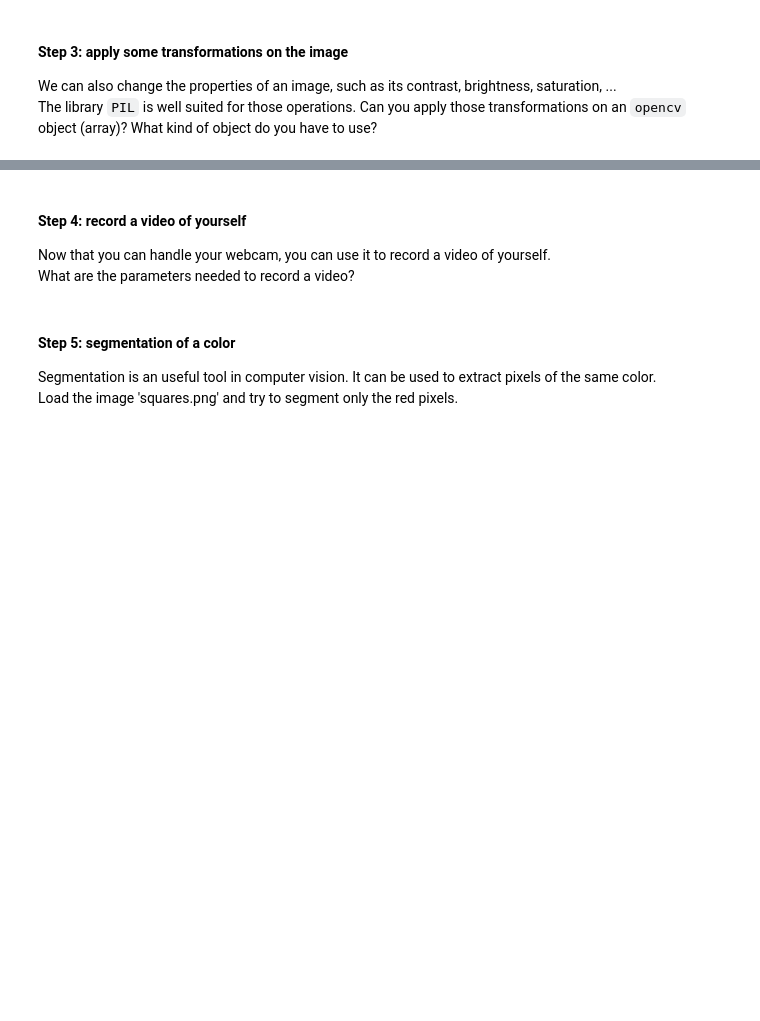
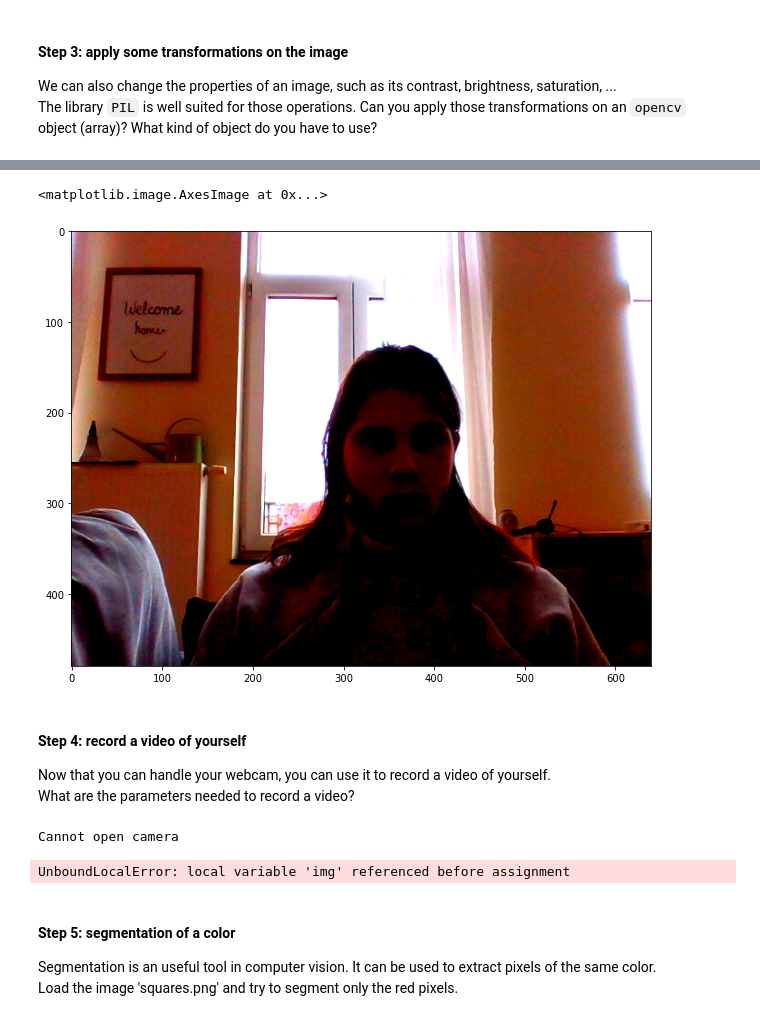
Before and after one commit to tcrasset/elen0016-computer-vision-tutorial, a Jupyter notebook: notebooks/tutorial1/cv_tp1.ipynb, the cells around one changed output, grey strips where cells are left out. Saved outputs shown, nothing was run; the diff lists cells and outputs as text; code cells hidden in the pictures; blank space fills up the shorter version.

```diff
--- a/notebooks/tutorial1/cv_tp1.ipynb
+++ b/notebooks/tutorial1/cv_tp1.ipynb
@@ -42,3 +74,34 @@ interactive(children=(FloatSlider(value=1.0, description='v', max=2.0), Output()
+# %%
+def array2PILImage(array : np.ndarray):
+    return Image.fromarray(array)
+
+
+def change_brightness(img, factor) -> np.array:
+    image = array2PILImage(img)
+    enhancer = ImageEnhance.Brightness(image)
+    im_enhanced= enhancer.enhance(factor)
+    return np.array(im_enhanced)
+
+
+def change_saturation(img, factor) -> np.array:
+    image = array2PILImage(img)
+    enhancer = ImageEnhance.Color(image)
+    im_enhanced= enhancer.enhance(factor)
+    return np.array(im_enhanced)
+
+
+def change_contrast(img, factor) -> np.array:
+    image = array2PILImage(img)
+    enhancer = ImageEnhance.Contrast(image)
+    im_enhanced= enhancer.enhance(factor)
+    return np.array(im_enhanced)
+
+img = change_contrast(RGB_image,2)
+img = change_saturation(img, 2)
+plt.imshow(img)
+# %% [output]
+<matplotlib.image.AxesImage at 0x...>
+[figure, added]
 # %% [markdown]
 #### Step 4: record a video of yourself
 Now that you can handle your webcam, you can use it to record a video of yourself.
@@ -46,3 +123,8 @@ What are the parameters needed to record a video?
+# %%
+record_video(1)
+# %% [output]
+Cannot open camera
+UnboundLocalError: local variable 'img' referenced before assignment
 # %% [markdown]
 #### Step 5: segmentation of a color
 Segmentation is an useful tool in computer vision. It can be used to extract pixels of the same color.
```
Also changed, not shown: parts of 14 cells of this notebook.
